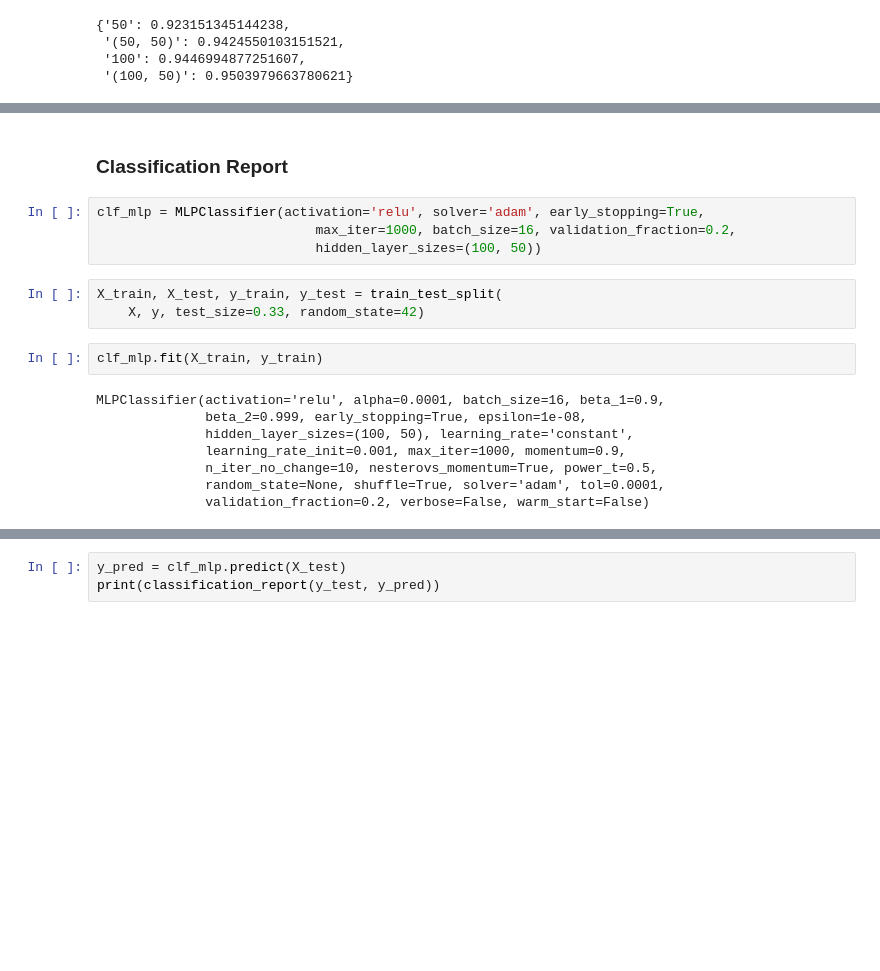
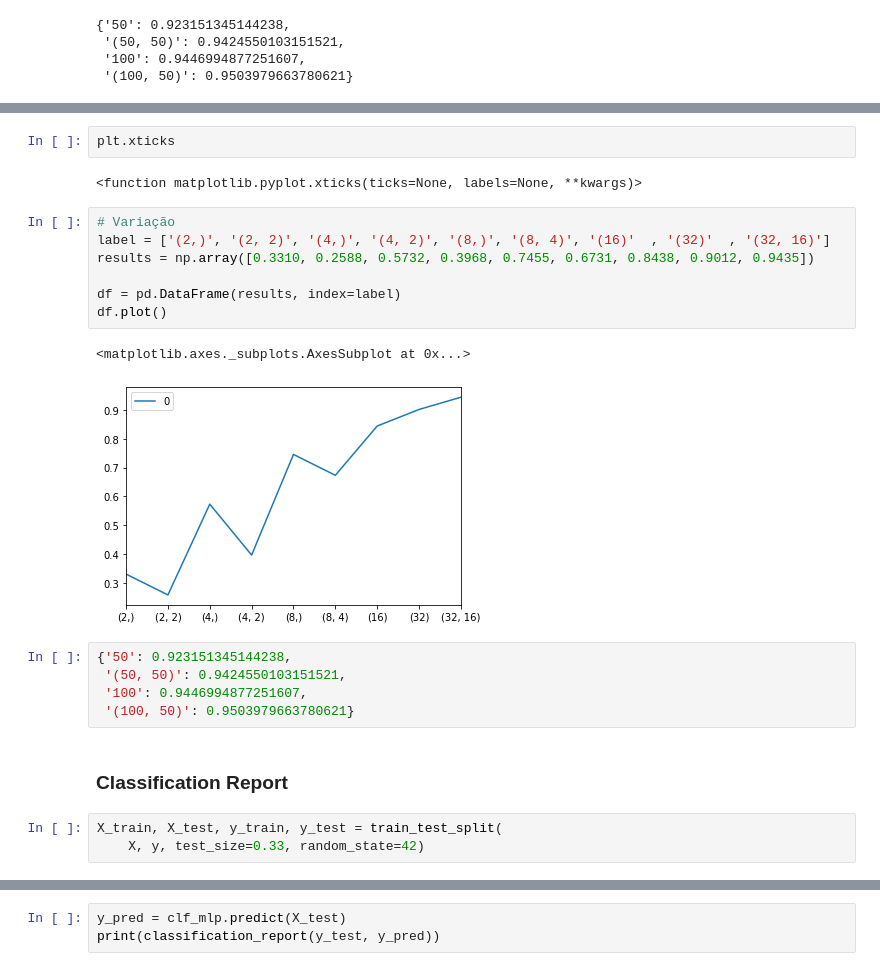
Before and after one commit to vktorbr/Letter-Recognition, a Jupyter notebook: Neural Networks.ipynb, the cells around one changed output, grey strips where cells are left out. Cells and saved outputs as stored; diff of their text form; blank space fills up the shorter version.

Commit message:
NN plot results

```diff
--- a/Neural Networks.ipynb
+++ b/Neural Networks.ipynb
@@ -119,19 +130,24 @@ means3
+# %%
+plt.xticks
+# %% [output]
+<function matplotlib.pyplot.xticks(ticks=None, labels=None, **kwargs)>
+# %%
+# Variação
+label = ['(2,)', '(2, 2)', '(4,)', '(4, 2)', '(8,)', '(8, 4)', '(16)'  , '(32)'  , '(32, 16)']
+results = np.array([0.3310, 0.2588, 0.5732, 0.3968, 0.7455, 0.6731, 0.8438, 0.9012, 0.9435])
+
+df = pd.DataFrame(results, index=label)
+df.plot()
+# %% [output]
+<matplotlib.axes._subplots.AxesSubplot at 0x...>
+[figure, added]
+# %%
+{'50': 0.923151345144238,
+ '(50, 50)': 0.9424550103151521,
+ '100': 0.9446994877251607,
+ '(100, 50)': 0.9503979663780621}
 # %% [markdown]
 ### Classification Report
-# %%
-clf_mlp = MLPClassifier(activation='relu', solver='adam', early_stopping=True,
-                            max_iter=1000, batch_size=16, validation_fraction=0.2,
-                            hidden_layer_sizes=(100, 50))
 # %%
 X_train, X_test, y_train, y_test = train_test_split(
     X, y, test_size=0.33, random_state=42)
-# %%
-clf_mlp.fit(X_train, y_train)
-# %% [output]
-MLPClassifier(activation='relu', alpha=0.0001, batch_size=16, beta_1=0.9,
-              beta_2=0.999, early_stopping=True, epsilon=1e-08,
-              hidden_layer_sizes=(100, 50), learning_rate='constant',
-              learning_rate_init=0.001, max_iter=1000, momentum=0.9,
-              n_iter_no_change=10, nesterovs_momentum=True, power_t=0.5,
-              random_state=None, shuffle=True, solver='adam', tol=0.0001,
-              validation_fraction=0.2, verbose=False, warm_start=False)
```
Also changed, not shown: parts of 3 cells of this notebook.
